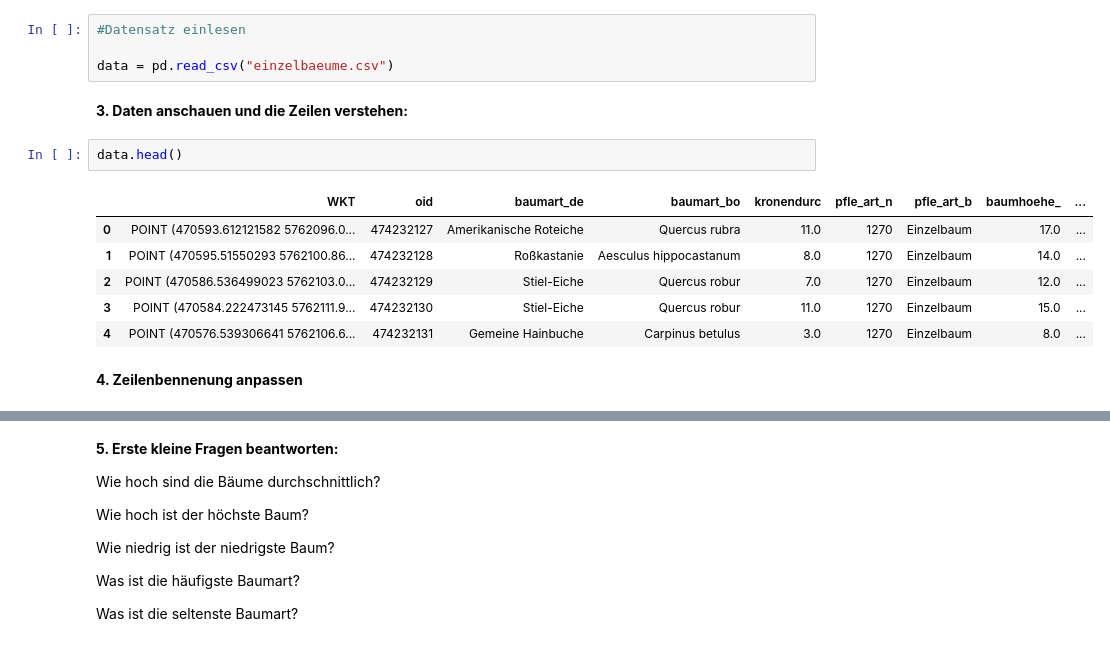
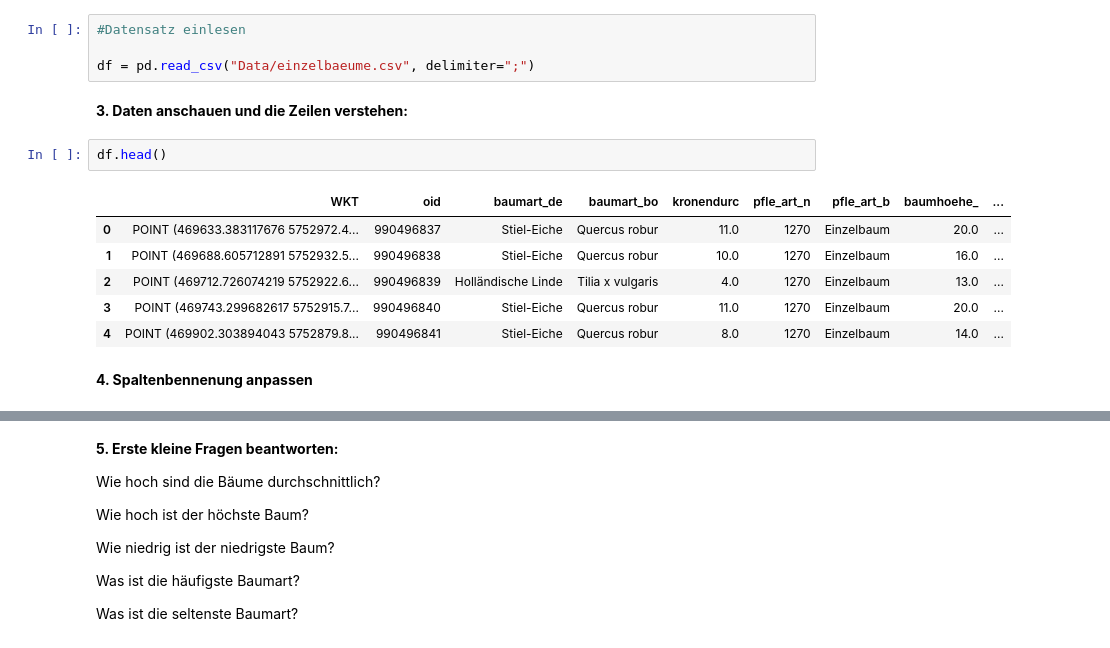
Before and after one commit to codeforbielefeld/baumkataster, a Jupyter notebook: Baumbestand Datensatz.ipynb, the cells around one changed output, grey strips where cells are left out. Cells and saved outputs as stored; diff of their text form.

```diff
--- a/Baumbestand Datensatz.ipynb
+++ b/Baumbestand Datensatz.ipynb
@@ -8,17 +8,17 @@ import pandas as pd
 # %%
 #Datensatz einlesen
 
-data = pd.read_csv("einzelbaeume.csv")
+df = pd.read_csv("Data/einzelbaeume.csv", delimiter=";")
 # %% [markdown]
 **3. Daten anschauen und die Zeilen verstehen:**
 # %%
-data.head()
+df.head()
 # %% [output]
 |  | WKT | oid | baumart_de | baumart_bo | kronendurc | pfle_art_n | pfle_art_b | baumhoehe_ | ... |
-| 0 | POINT (470593.612121582 5762096.0... | 474232127 | Amerikanische Roteiche | Quercus rubra | 11.0 | 1270 | Einzelbaum | 17.0 | ... |
-| 1 | POINT (470595.51550293 5762100.86... | 474232128 | Roßkastanie | Aesculus hippocastanum | 8.0 | 1270 | Einzelbaum | 14.0 | ... |
-| 2 | POINT (470586.536499023 5762103.0... | 474232129 | Stiel-Eiche | Quercus robur | 7.0 | 1270 | Einzelbaum | 12.0 | ... |
-| 3 | POINT (470584.222473145 5762111.9... | 474232130 | Stiel-Eiche | Quercus robur | 11.0 | 1270 | Einzelbaum | 15.0 | ... |
-| 4 | POINT (470576.539306641 5762106.6... | 474232131 | Gemeine Hainbuche | Carpinus betulus | 3.0 | 1270 | Einzelbaum | 8.0 | ... |
+| 0 | POINT (469633.383117676 5752972.4... | 990496837 | Stiel-Eiche | Quercus robur | 11.0 | 1270 | Einzelbaum | 20.0 | ... |
+| 1 | POINT (469688.605712891 5752932.5... | 990496838 | Stiel-Eiche | Quercus robur | 10.0 | 1270 | Einzelbaum | 16.0 | ... |
+| 2 | POINT (469712.726074219 5752922.6... | 990496839 | Holländische Linde | Tilia x vulgaris | 4.0 | 1270 | Einzelbaum | 13.0 | ... |
+| 3 | POINT (469743.299682617 5752915.7... | 990496840 | Stiel-Eiche | Quercus robur | 11.0 | 1270 | Einzelbaum | 20.0 | ... |
+| 4 | POINT (469902.303894043 5752879.8... | 990496841 | Stiel-Eiche | Quercus robur | 8.0 | 1270 | Einzelbaum | 14.0 | ... |
 # %% [markdown]
-**4. Zeilenbennenung anpassen**
+**4. Spaltenbennenung anpassen**
```
Also changed, not shown: parts of 18 cells of this notebook, 1 other file.
